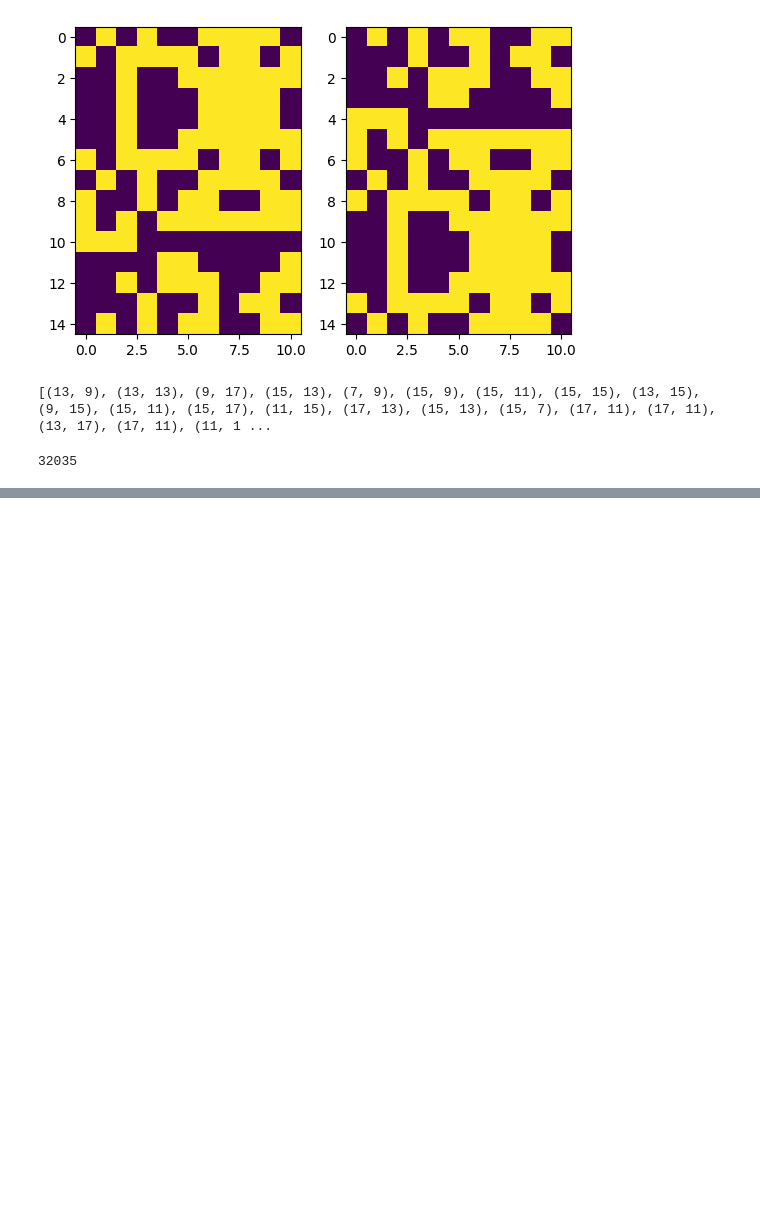
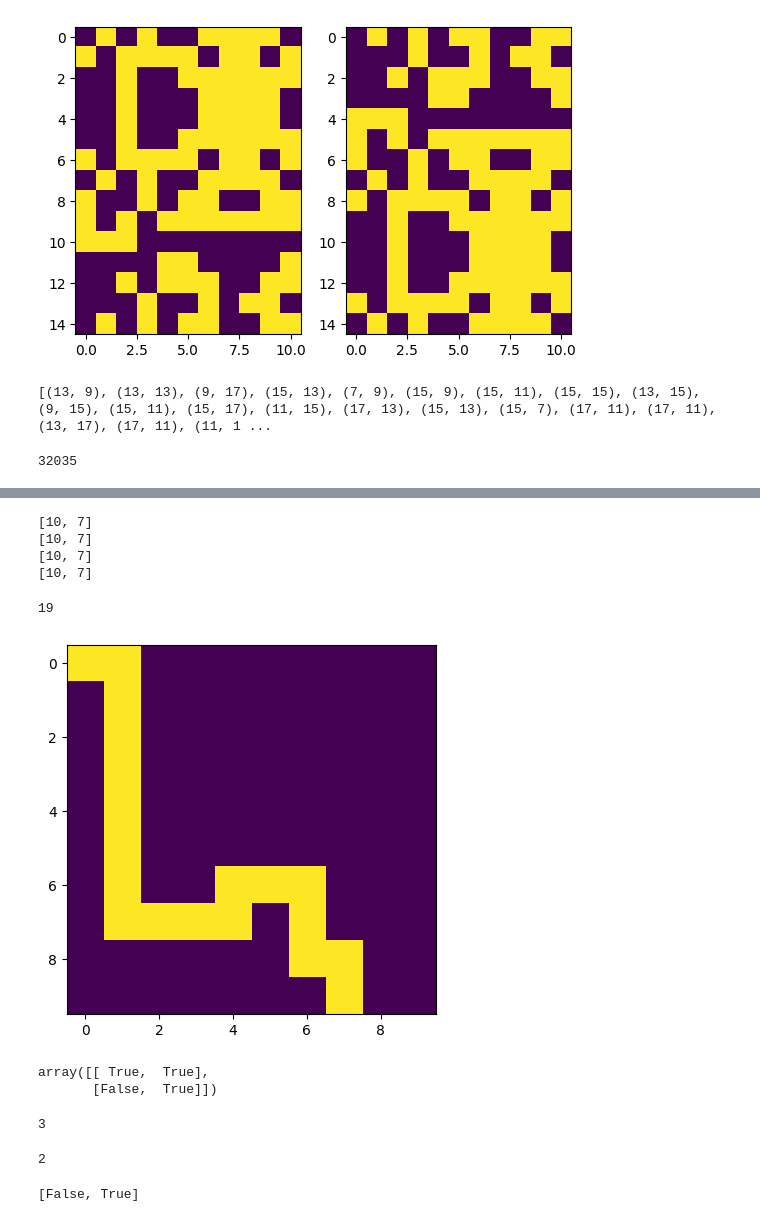
Before and after one commit to slebedeva/advent_of_code, a Jupyter notebook: aoc.ipynb, the cells around one changed output, grey strips where cells are left out. Drawn from its saved outputs; the diff is of its cells as text; code cells hidden in the pictures; blank space fills up the shorter version.

```diff
--- a/aoc.ipynb
+++ b/aoc.ipynb
@@ -690,0 +1624,62 @@ print(answer)
+# %%
+# move beams until all fall off the edge or counter is 1000
+# while any(b.exists for b in mybeam.all_instances):
+# there can be loops so just move them until mask is not changing
+# but I definitely need more tolerance...
+#answer = 0
+#new_answer = 1
+#counter = 0
+#while (new_answer > answer) or (counter < len(inp)):
+#    answer = np.sum([b.mask for b in mybeam.all_instances])
+#    for b in [b for b in mybeam.all_instances if b.exists]:
+#        b.move()
+#    new_answer = np.sum([b.mask for b in mybeam.all_instances])
+#    print(answer, new_answer, counter)
+#    if answer >= new_answer:
+#        counter += 1
+
+# iteration 2
+# move beams which have been split off
+# somehow this does not work because they should have stayed at the place where they split off
+for beam in [b for b in mybeam.all_instances if b.exists]:
+    print(beam.coord)
+# %% [output]
+[10, 7]
+[10, 7]
+[10, 7]
+[10, 7]
+# %%
+np.sum(mybeam.mask)
+# %% [output]
+19
+# %%
+plt.imshow(mybeam.mask);
+# %% [output]
+[figure, added]
+# %%
+a = np.zeros((2,2),dtype=bool)
+a[0,0] =True
+b = np.zeros((2,2),dtype=bool)
+b[0,1] =True
+c = np.zeros((2,2),dtype=bool)
+c[1,1] =True
+
+d = np.zeros((2,2),dtype=bool)
+for ar in [a,b,c]:
+    d = d+ar
+d
+# %% [output]
+array([[ True,  True],
+       [False,  True]])
+# %%
+np.sum([a,b,c])
+# %% [output]
+3
+# %%
+len(mybeam.all_instances)
+# %% [output]
+2
+# %%
+[b.exists for b in mybeam.all_instances]
+# %% [output]
+[False, True]
```
Also changed, not shown: parts of 56 cells of this notebook.
